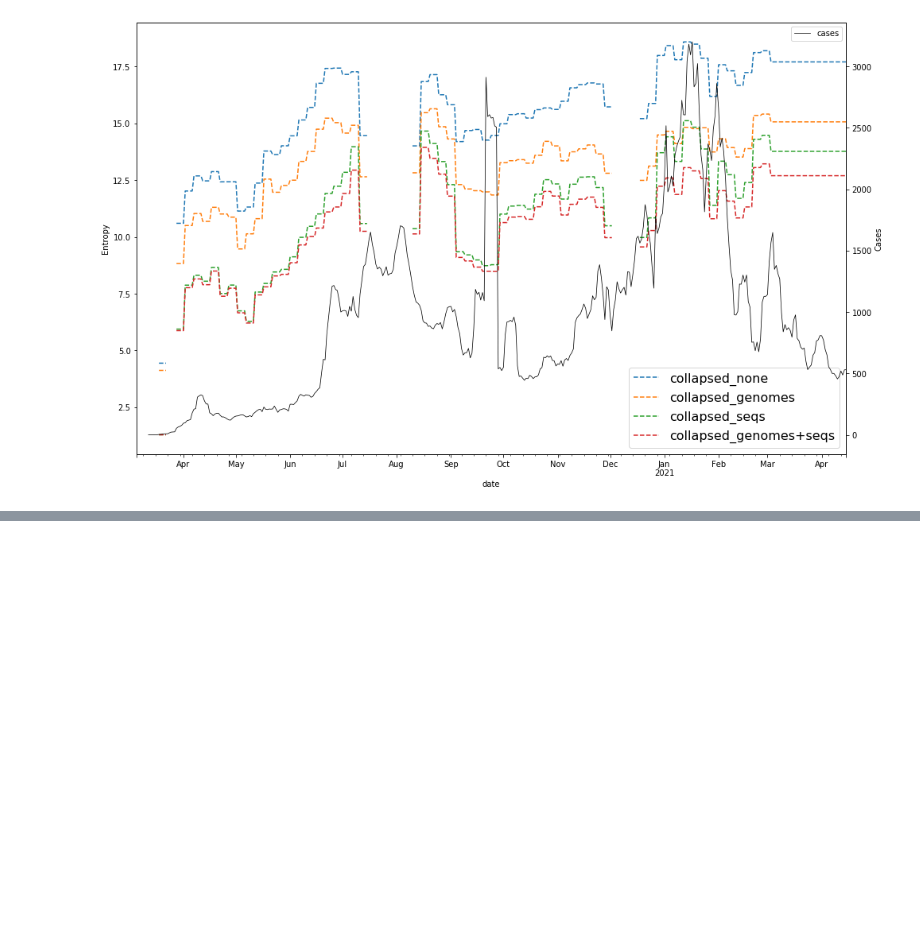
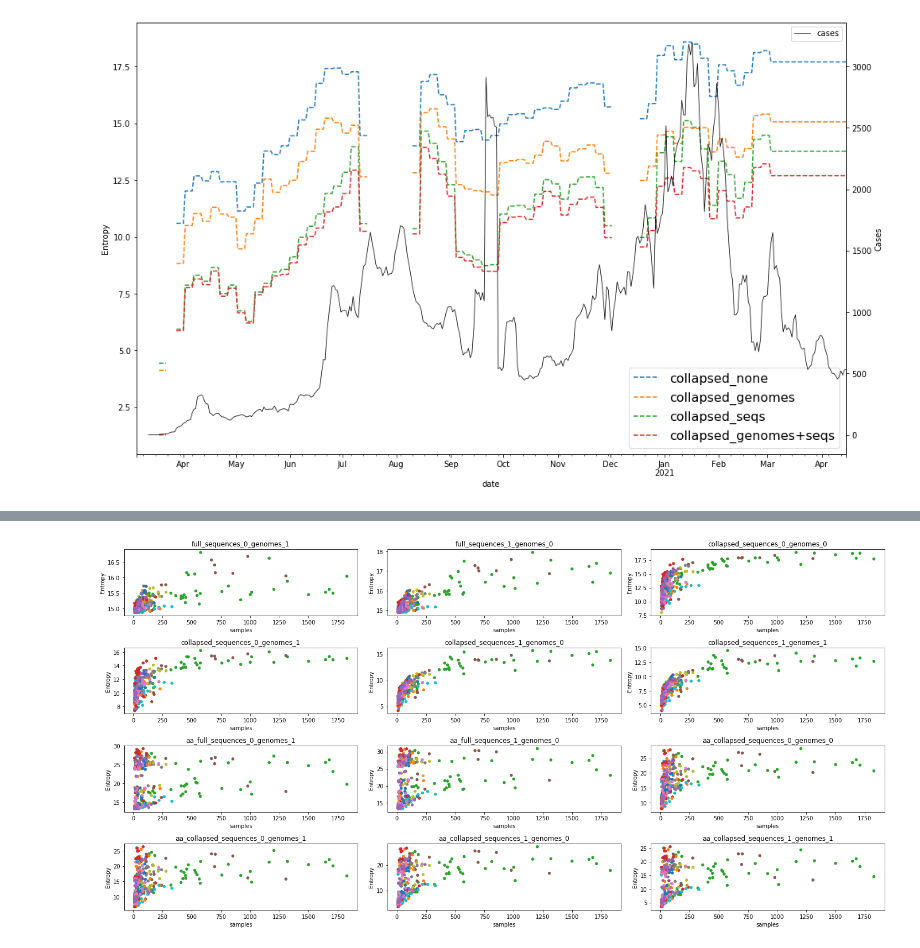
Before and after one commit to itsyosef/bionetworks, a Jupyter notebook: covid/notebooks/EntropyViz.ipynb, the cells around one changed output, grey strips where cells are left out. Cells and saved outputs as stored; diff of their text form; code cells hidden in the pictures; blank space fills up the shorter version.

```diff
--- a/covid/notebooks/EntropyViz.ipynb
+++ b/covid/notebooks/EntropyViz.ipynb
@@ -217,0 +331,4 @@ plt.savefig("all_locations_entropy_and_cases_curves.png", dpi=100, bbox_inches="
+# %%
+colors = "blue orange green red purple brown pink gray olive cyan".split()
+colors = ["tab:" + c for c in colors]
+colors
@@ -217,0 +346,23 @@ plt.savefig("all_locations_entropy_and_cases_curves.png", dpi=100, bbox_inches="
+# %%
+sample_uncerts = pd.concat([i.reset_index(drop=True) for i in  loc_sample_uncerts], ignore_index=True, axis=0)
+sample_uncerts["location_color"] = sample_uncerts.location.astype("category").cat.codes
+sample_uncerts.location_color = sample_uncerts.location_color.apply(lambda row: colors[row])
+# sample_uncerts[sample_uncerts.location == "New York City"]
+# %%
+fig, axs = plt.subplots(4, 3, figsize=(20,10))
+plot_samples_uncerts = sample_uncerts[sample_uncerts.samples > 10]
+# plot_samples_uncerts = plot_samples_uncerts[plot_samples_uncerts.samples < 300]
+ix = 0
+for col in sample_uncerts.columns:
+    if col in ["samples", "location", "location_color"]:
+        continue
+
+    ax = axs[ix//3, ix %3]
+    ix += 1
+    plot_samples_uncerts.plot.scatter(x="samples", y=col, color=plot_samples_uncerts.location_color, ax=ax)
+    ax.set_ylabel("Entropy")
+    ax.set_title(col)
+plt.tight_layout()
+plt.savefig("output/entropy_by_samples_10_to_300.png", dpi=100, facecolor="white")
+# %% [output]
+[figure, added]
```
Also changed, not shown: parts of 15 cells of this notebook, 6 other files.
